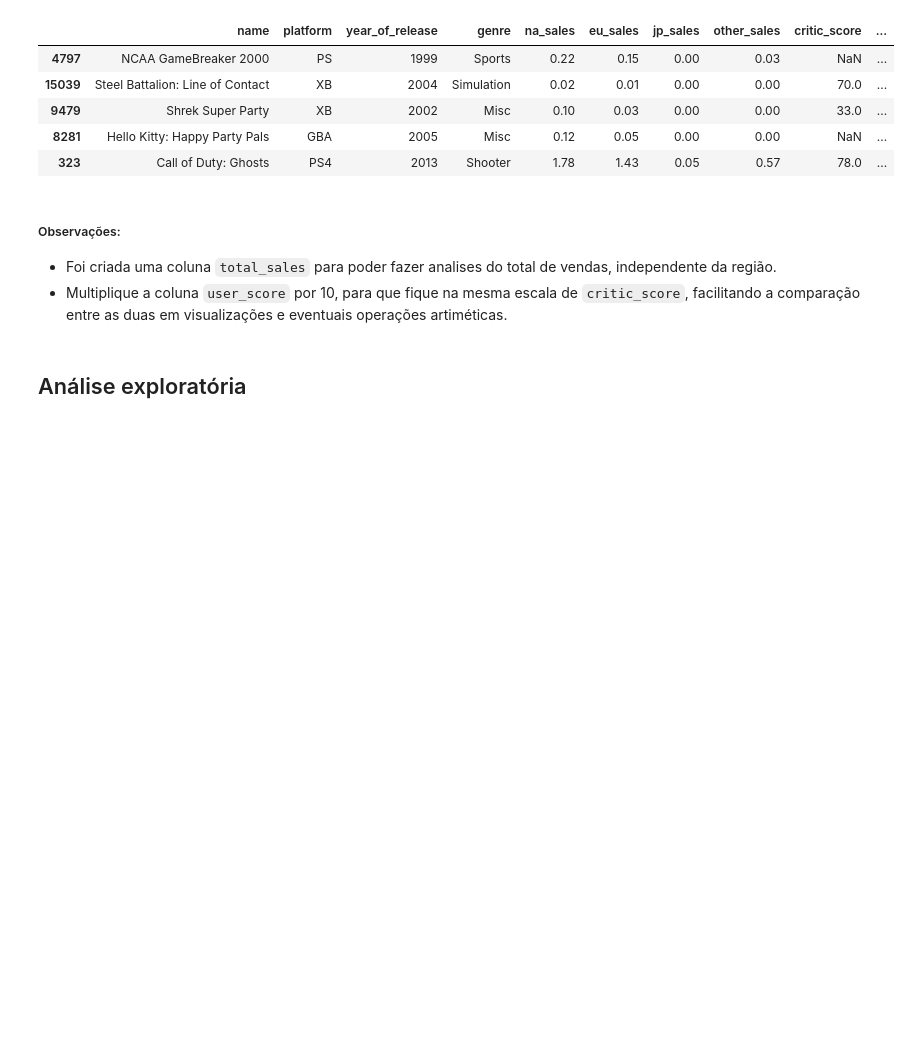
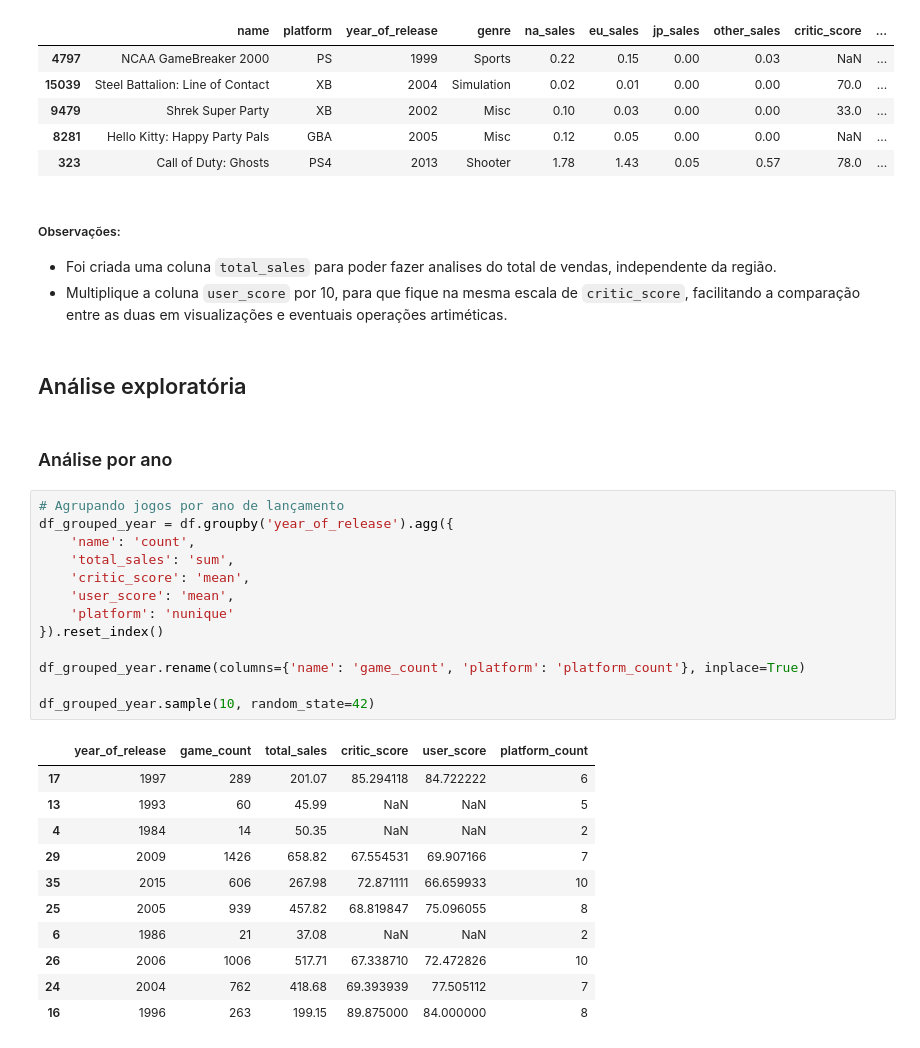
Before and after one commit to peperrone/mbads-sprint7-games, a Jupyter notebook: notebook.ipynb, the cells around one changed output. Drawn from its saved outputs; the diff is of its cells as text; blank space fills up the shorter version.

```diff
--- a/notebook.ipynb
+++ b/notebook.ipynb
@@ -527,3 +530,30 @@ df.sample(5, random_state=42)
 - Multiplique a coluna `user_score` por 10, para que fique na mesma escala de `critic_score`, facilitando a comparação entre as duas em visualizações e eventuais operações artiméticas.
 # %% [markdown]
 ## Análise exploratória
+# %% [markdown]
+### Análise por ano
+# %%
+# Agrupando jogos por ano de lançamento
+df_grouped_year = df.groupby('year_of_release').agg({
+    'name': 'count',
+    'total_sales': 'sum',
+    'critic_score': 'mean',
+    'user_score': 'mean',
+    'platform': 'nunique'
+}).reset_index()
+
+df_grouped_year.rename(columns={'name': 'game_count', 'platform': 'platform_count'}, inplace=True)
+
+df_grouped_year.sample(10, random_state=42)
+# %% [output]
+|  | year_of_release | game_count | total_sales | critic_score | user_score | platform_count |
+| 17 | 1997 | 289 | 201.07 | 85.294118 | 84.722222 | 6 |
+| 13 | 1993 | 60 | 45.99 | NaN | NaN | 5 |
+| 4 | 1984 | 14 | 50.35 | NaN | NaN | 2 |
+| 29 | 2009 | 1426 | 658.82 | 67.554531 | 69.907166 | 7 |
+| 35 | 2015 | 606 | 267.98 | 72.871111 | 66.659933 | 10 |
+| 25 | 2005 | 939 | 457.82 | 68.819847 | 75.096055 | 8 |
+| 6 | 1986 | 21 | 37.08 | NaN | NaN | 2 |
+| 26 | 2006 | 1006 | 517.71 | 67.338710 | 72.472826 | 10 |
+| 24 | 2004 | 762 | 418.68 | 69.393939 | 77.505112 | 7 |
+| 16 | 1996 | 263 | 199.15 | 89.875000 | 84.000000 | 8 |
```
Also changed, not shown: parts of 11 cells of this notebook.
